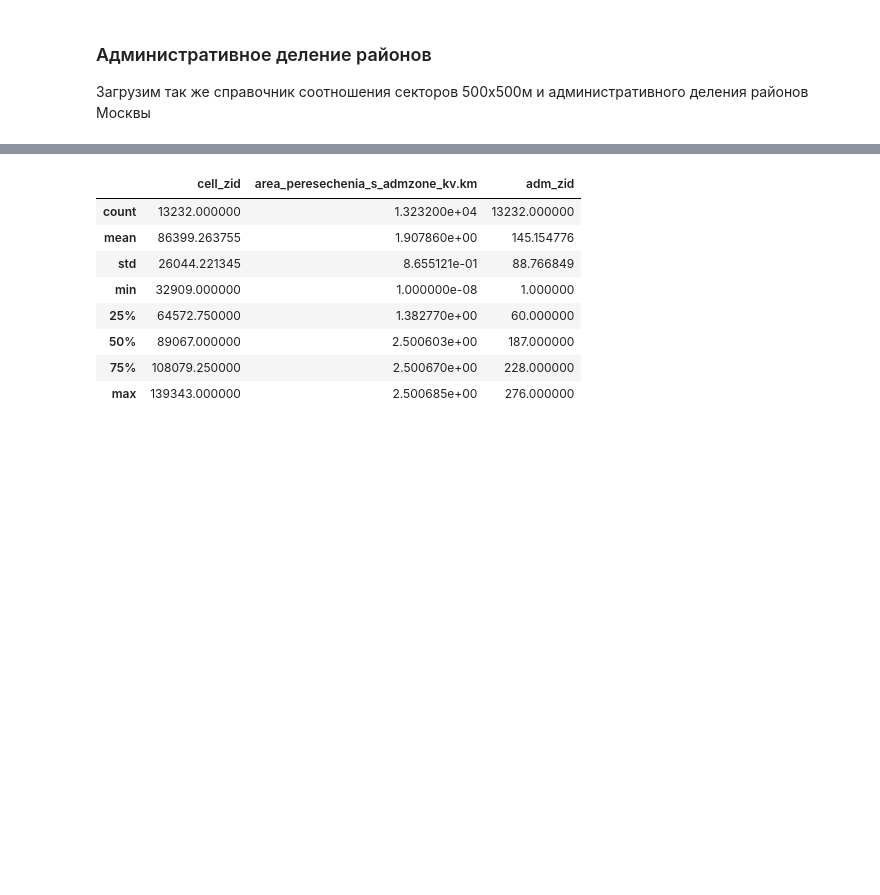
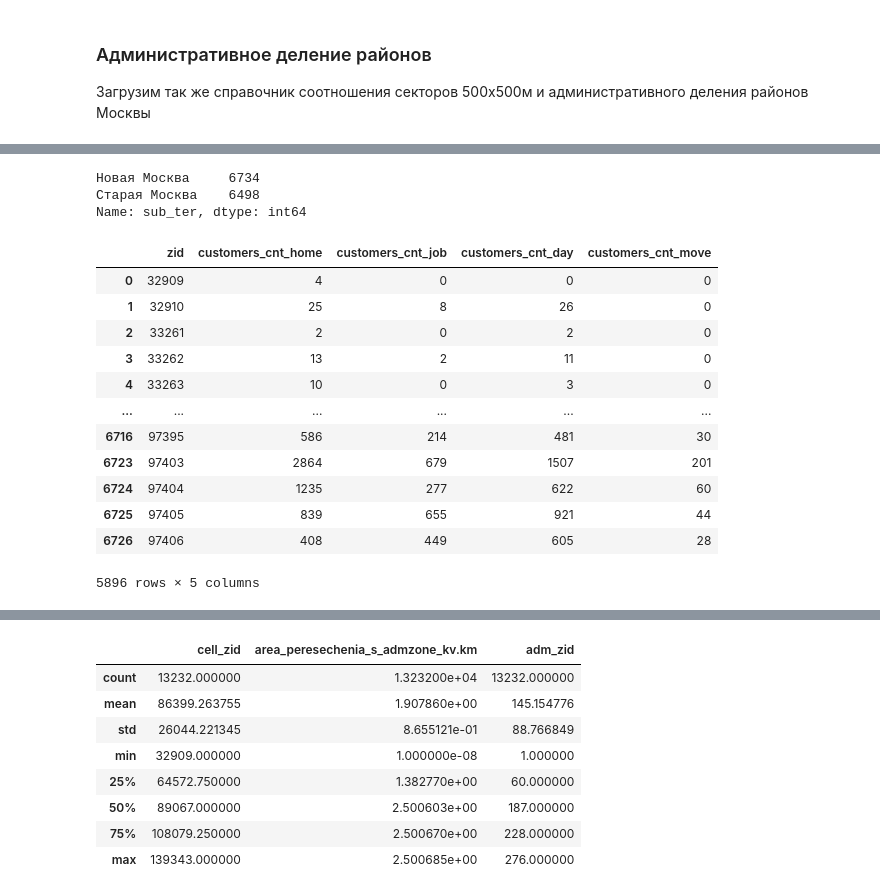
Before and after one commit to Femt0S/leaders2021, a Jupyter notebook: case_6.ipynb, the cells around one changed output, grey strips where cells are left out. Cells and saved outputs as stored; diff of their text form; code cells hidden in the pictures; blank space fills up the shorter version.

```diff
--- a/case_6.ipynb
+++ b/case_6.ipynb
@@ -151,0 +170,24 @@ df_sector_rel.head(3)
+# %%
+df_sector_rel['sub_ter'].value_counts()
+# %% [output]
+Новая Москва     6734
+Старая Москва    6498
+Name: sub_ter, dtype: int64
+# %%
+new_zid_list = df_sector_rel.query('sub_ter == "Новая Москва"')['cell_zid'].to_list()
+# %%
+df_cloc[df_cloc['zid'].isin(new_zid_list)]
+# %% [output]
+|  | zid | customers_cnt_home | customers_cnt_job | customers_cnt_day | customers_cnt_move |
+| 0 | 32909 | 4 | 0 | 0 | 0 |
+| 1 | 32910 | 25 | 8 | 26 | 0 |
+| 2 | 33261 | 2 | 0 | 2 | 0 |
+| 3 | 33262 | 13 | 2 | 11 | 0 |
+| 4 | 33263 | 10 | 0 | 3 | 0 |
+| ... | ... | ... | ... | ... | ... |
+| 6716 | 97395 | 586 | 214 | 481 | 30 |
+| 6723 | 97403 | 2864 | 679 | 1507 | 201 |
+| 6724 | 97404 | 1235 | 277 | 622 | 60 |
+| 6725 | 97405 | 839 | 655 | 921 | 44 |
+| 6726 | 97406 | 408 | 449 | 605 | 28 |
+5896 rows × 5 columns
```
Also changed, not shown: parts of 21 cells of this notebook, 7 other files.
